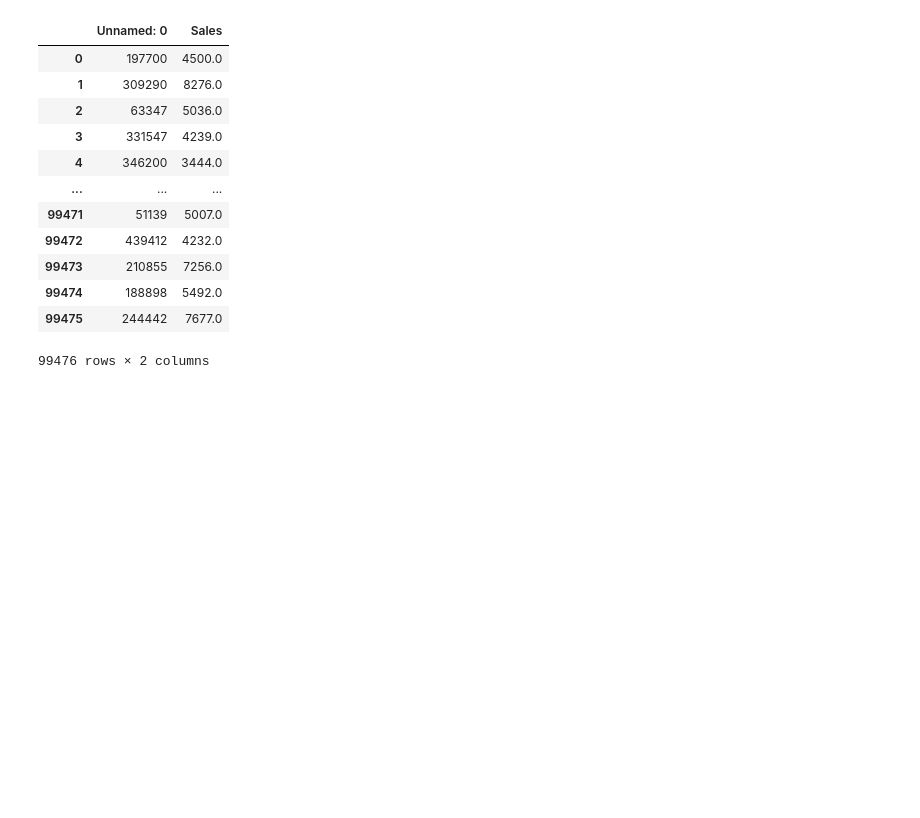
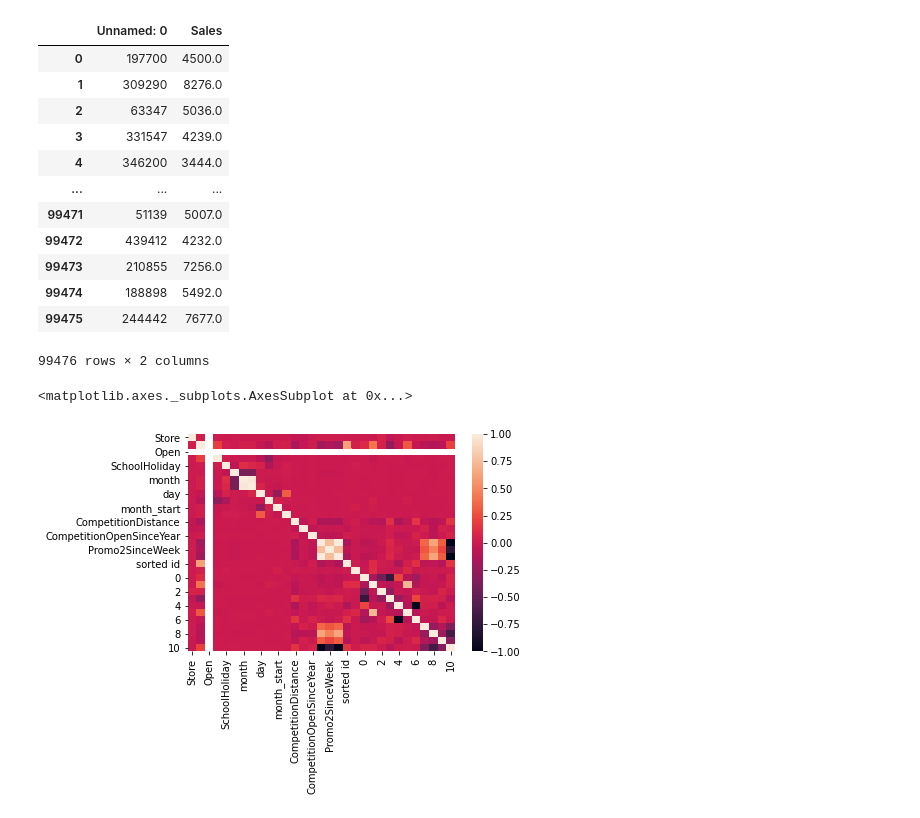
Before and after one commit to elenche95/stores, a Jupyter notebook: testing_models.ipynb, the cells around one changed output. Drawn from its saved outputs; the diff is of its cells as text; code cells hidden in the pictures; blank space fills up the shorter version.

```diff
--- a/testing_models.ipynb
+++ b/testing_models.ipynb
@@ -470,3 +465,9 @@ y_valid
 99476 rows × 2 columns
 # %%
 from feature_engineering import *
+# %%
+import seaborn as sns
+sns.heatmap(X_train.corr())
+# %% [output]
+<matplotlib.axes._subplots.AxesSubplot at 0x...>
+[figure, added]
```
Also changed, not shown: parts of 6 cells of this notebook.
